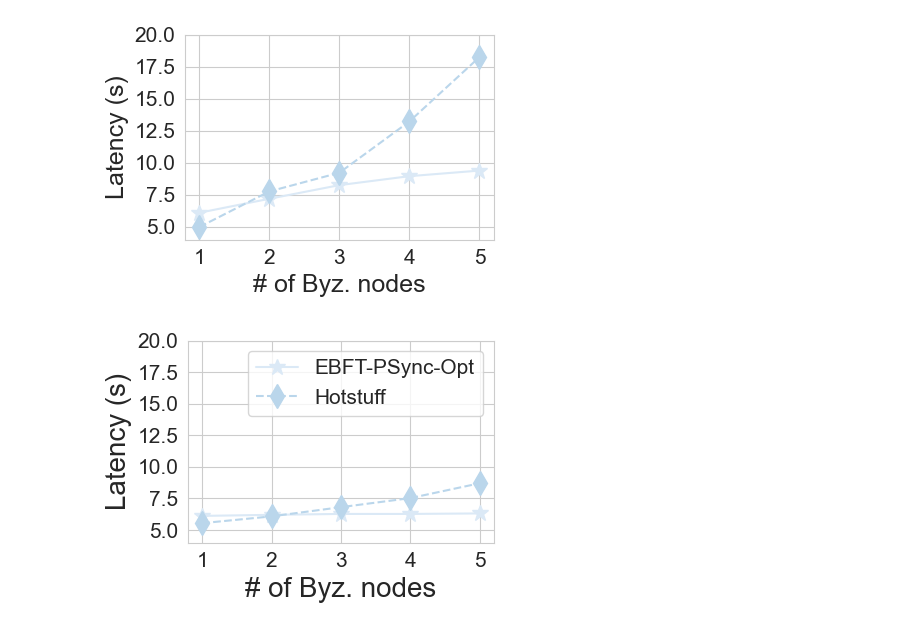
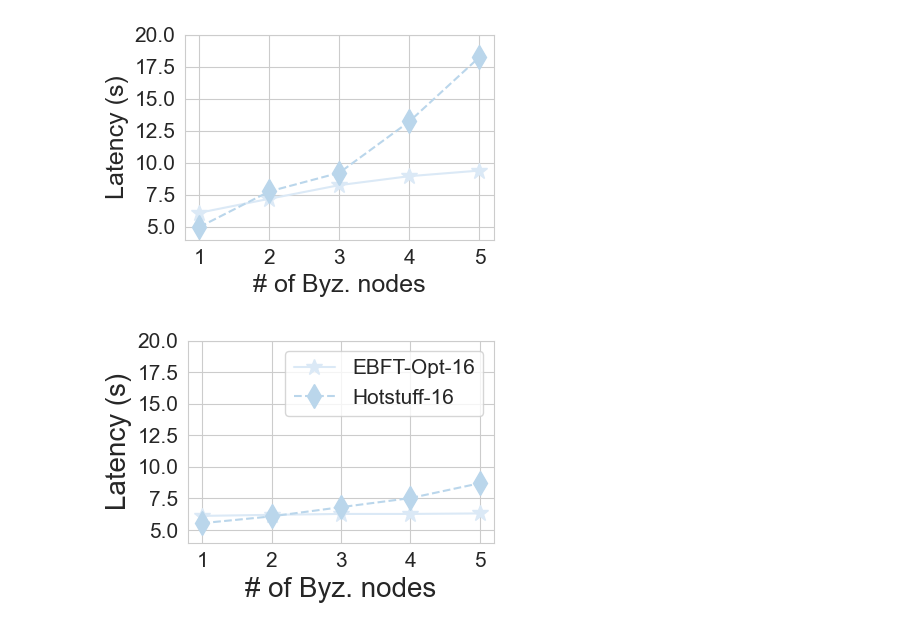
Before and after one commit to SebastianElvis/ebft, a Jupyter notebook: evaluation/analysis.ipynb, the cells around one changed output. Cells and saved outputs as stored; diff of their text form; code cells hidden in the pictures.

Commit message:
fix legend

```diff
--- a/evaluation/analysis.ipynb
+++ b/evaluation/analysis.ipynb
@@ -699,28 +699,28 @@ plot_f_latency_vs_hs_fork()
 # %%
 def plot_f_latency_vs_hs_silence():
     plt.figure(figsize=(4, 3))
 
     fs = [1,2,3,4,5]
 
     ebft_data = [get_bamboo_exp_data('ebft', 16, f, 'silence', 400) for f in fs]
     ebft_df = pd.DataFrame(ebft_data)
-    plt.plot(fs, ebft_df['latency']/1000, '-*', label='EBFT-PSync-Opt', markersize=12)
+    plt.plot(fs, ebft_df['latency']/1000, '-*', label='EBFT-Opt-16', markersize=12)
 
     hs_data = [get_bamboo_exp_data('hotstuff', 16, f, 'silence', 400) for f in fs]
     hs_df = pd.DataFrame(hs_data)
-    plt.plot(fs, hs_df['latency']/1000, '--d', label='Hotstuff', markersize=12)
+    plt.plot(fs, hs_df['latency']/1000, '--d', label='Hotstuff-16', markersize=12)
 
     plt.xticks(fontsize=15)
     plt.yticks(fontsize=15)
     plt.xlabel('# of Byz. nodes', fontsize=20)
     plt.ylabel('Latency (s)', fontsize=20)
     plt.ylim([4, 20])
 
     plt.legend(fontsize=15, ncol=1)
     plt.tight_layout()
     plt.savefig(PAPER_FIG_PATH / 'plot-f-latency-vs-hs-silence.pdf')
     plt.show()
 
 plot_f_latency_vs_hs_silence()
 # %% [output]
-[figure, old version]
+[figure, new version]
```
Also changed, not shown: parts of 4 cells of this notebook.
